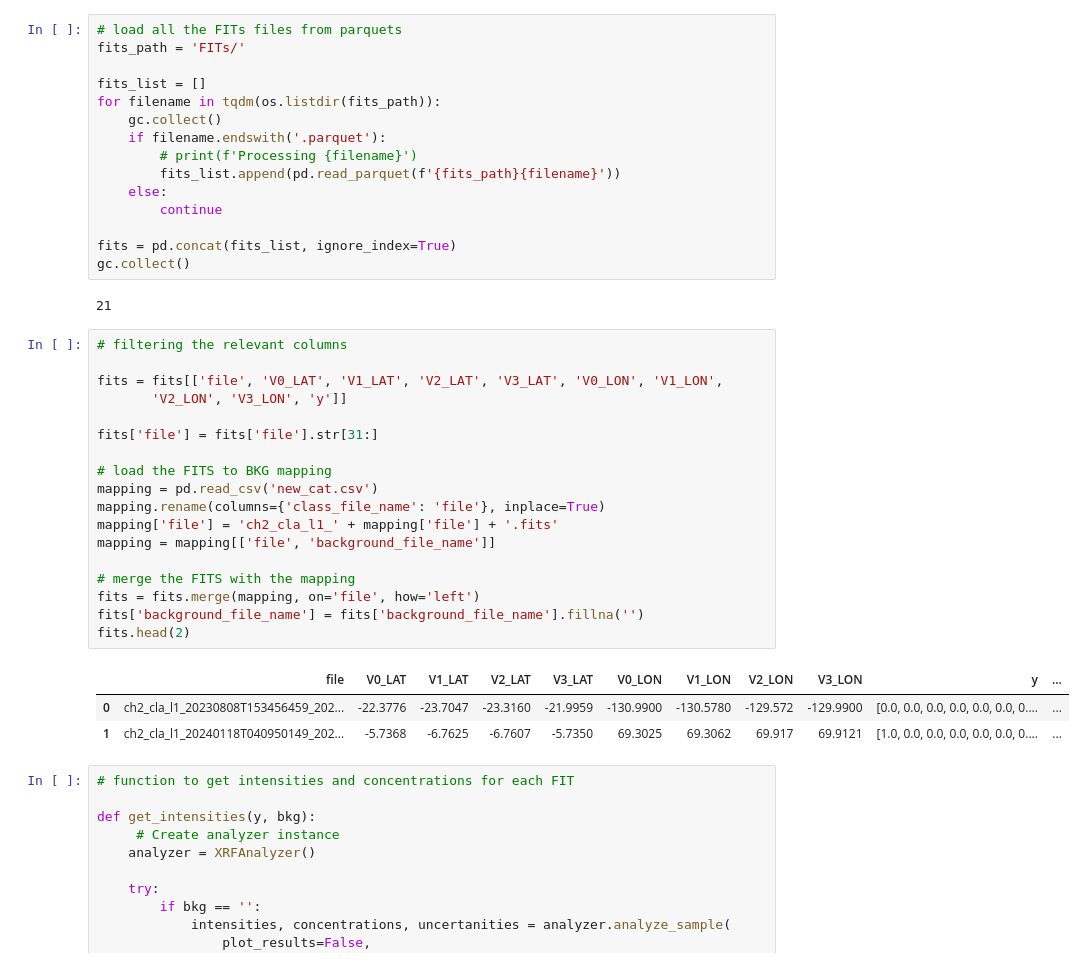
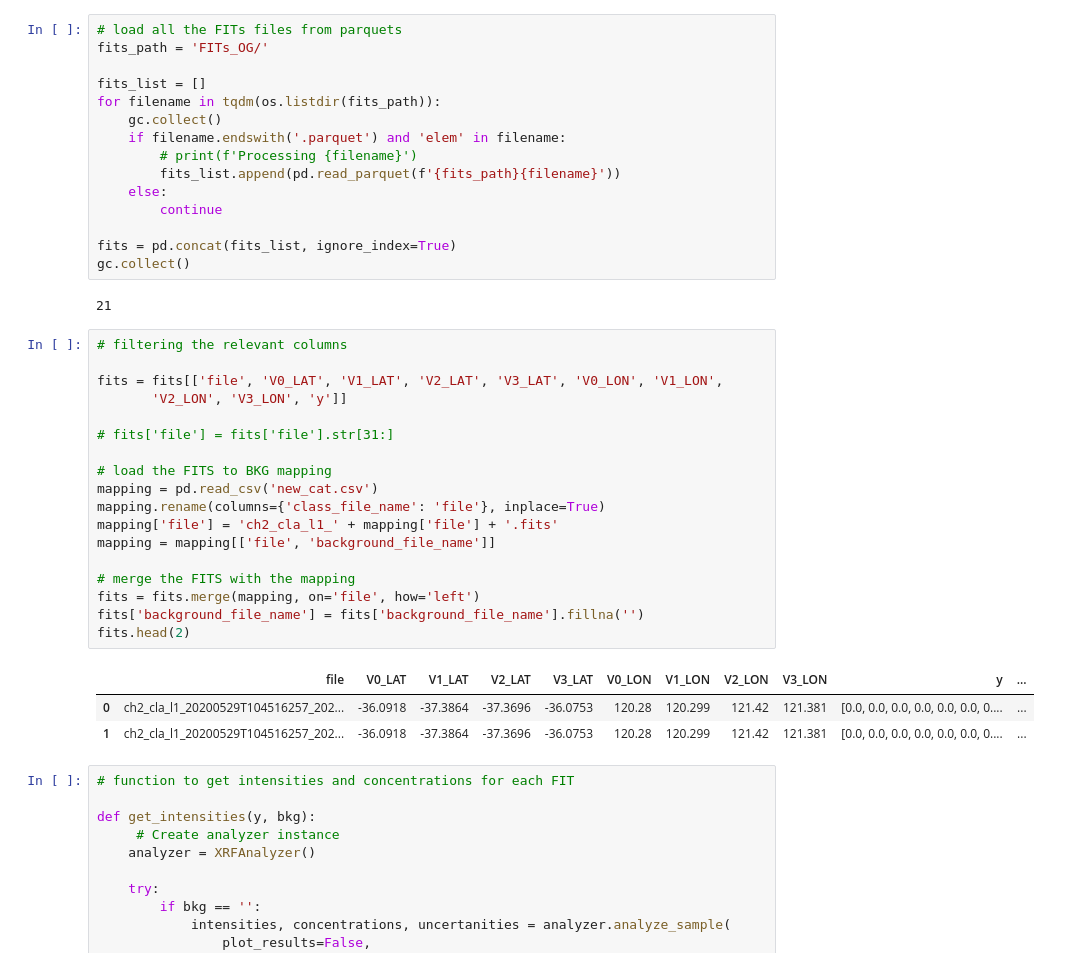
Before and after one commit to NisargBhavsar25/ch2-abundance, a Jupyter notebook: scripts/fp_solver/main.ipynb, the cells around one changed output. Drawn from its saved outputs; the diff is of its cells as text.

```diff
--- a/scripts/fp_solver/main.ipynb
+++ b/scripts/fp_solver/main.ipynb
@@ -17,12 +17,12 @@ from concurrent.futures import ProcessPoolExecutor
 from fit import XRFAnalyzer
 # %%
 # load all the FITs files from parquets
-fits_path = 'FITs/'
+fits_path = 'FITs_OG/'
 
 fits_list = []
 for filename in tqdm(os.listdir(fits_path)):
     gc.collect()
-    if filename.endswith('.parquet'):
+    if filename.endswith('.parquet') and 'elem' in filename:
         # print(f'Processing {filename}')
         fits_list.append(pd.read_parquet(f'{fits_path}{filename}'))
     else:
@@ -35,25 +35,25 @@ gc.collect()
 # %%
 # filtering the relevant columns
 
 fits = fits[['file', 'V0_LAT', 'V1_LAT', 'V2_LAT', 'V3_LAT', 'V0_LON', 'V1_LON',
        'V2_LON', 'V3_LON', 'y']]
 
-fits['file'] = fits['file'].str[31:]
+# fits['file'] = fits['file'].str[31:]
 
 # load the FITS to BKG mapping
 mapping = pd.read_csv('new_cat.csv')
 mapping.rename(columns={'class_file_name': 'file'}, inplace=True)
 mapping['file'] = 'ch2_cla_l1_' + mapping['file'] + '.fits'
 mapping = mapping[['file', 'background_file_name']]
 
 # merge the FITS with the mapping
 fits = fits.merge(mapping, on='file', how='left')
 fits['background_file_name'] = fits['background_file_name'].fillna('')
 fits.head(2)
 # %% [output]
 |  | file | V0_LAT | V1_LAT | V2_LAT | V3_LAT | V0_LON | V1_LON | V2_LON | V3_LON | y | ... |
-| 0 | ch2_cla_l1_20230808T153456459_202... | -22.3776 | -23.7047 | -23.3160 | -21.9959 | -130.9900 | -130.5780 | -129.572 | -129.9900 | [0.0, 0.0, 0.0, 0.0, 0.0, 0.0, 0.... | ... |
-| 1 | ch2_cla_l1_20240118T040950149_202... | -5.7368 | -6.7625 | -6.7607 | -5.7350 | 69.3025 | 69.3062 | 69.917 | 69.9121 | [1.0, 0.0, 0.0, 0.0, 0.0, 0.0, 0.... | ... |
+| 0 | ch2_cla_l1_20200529T104516257_202... | -36.0918 | -37.3864 | -37.3696 | -36.0753 | 120.28 | 120.299 | 121.42 | 121.381 | [0.0, 0.0, 0.0, 0.0, 0.0, 0.0, 0.... | ... |
+| 1 | ch2_cla_l1_20200529T104516257_202... | -36.0918 | -37.3864 | -37.3696 | -36.0753 | 120.28 | 120.299 | 121.42 | 121.381 | [0.0, 0.0, 0.0, 0.0, 0.0, 0.0, 0.... | ... |
 # %%
 # function to get intensities and concentrations for each FIT
 
```
Also changed, not shown: parts of 2 cells of this notebook, 3 other files.
